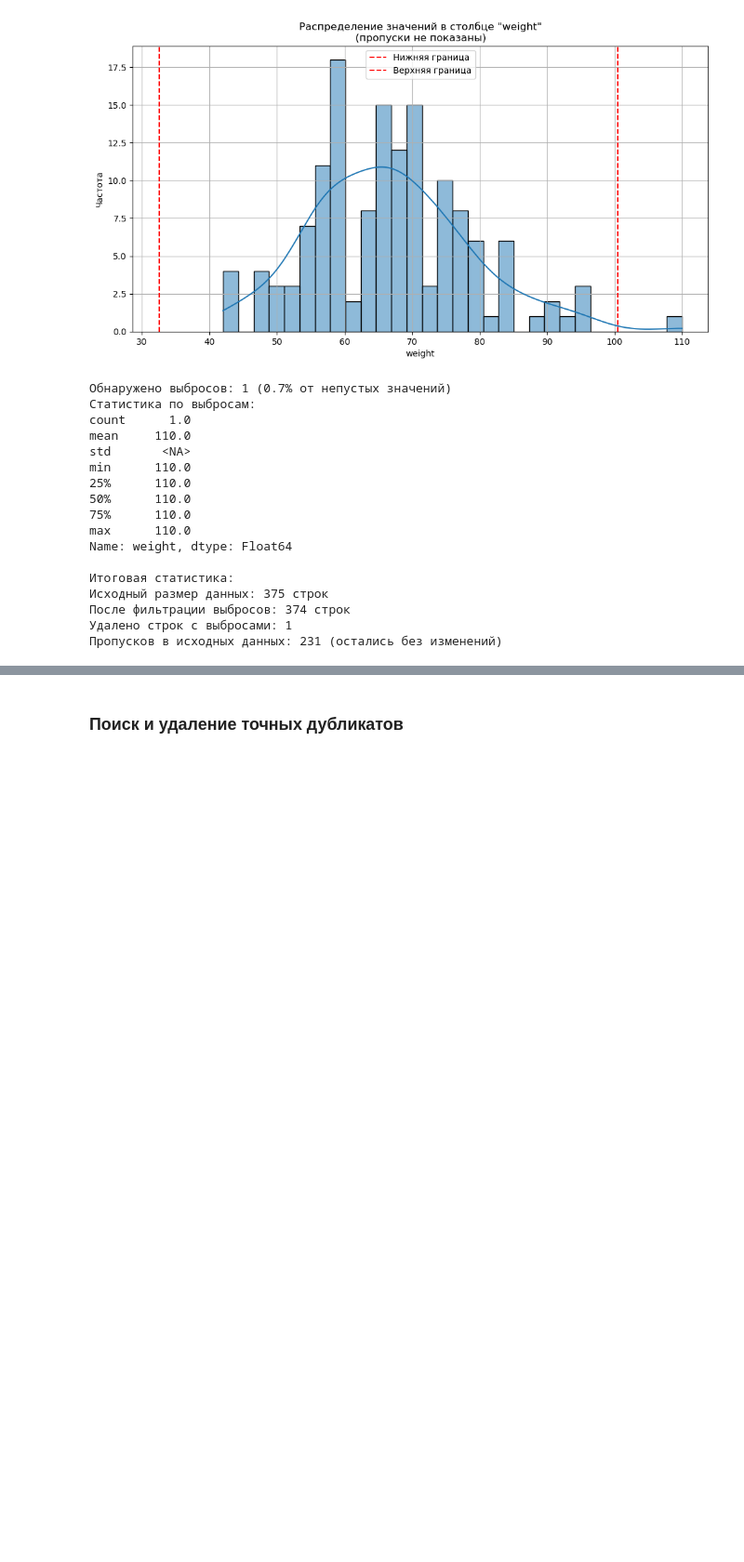
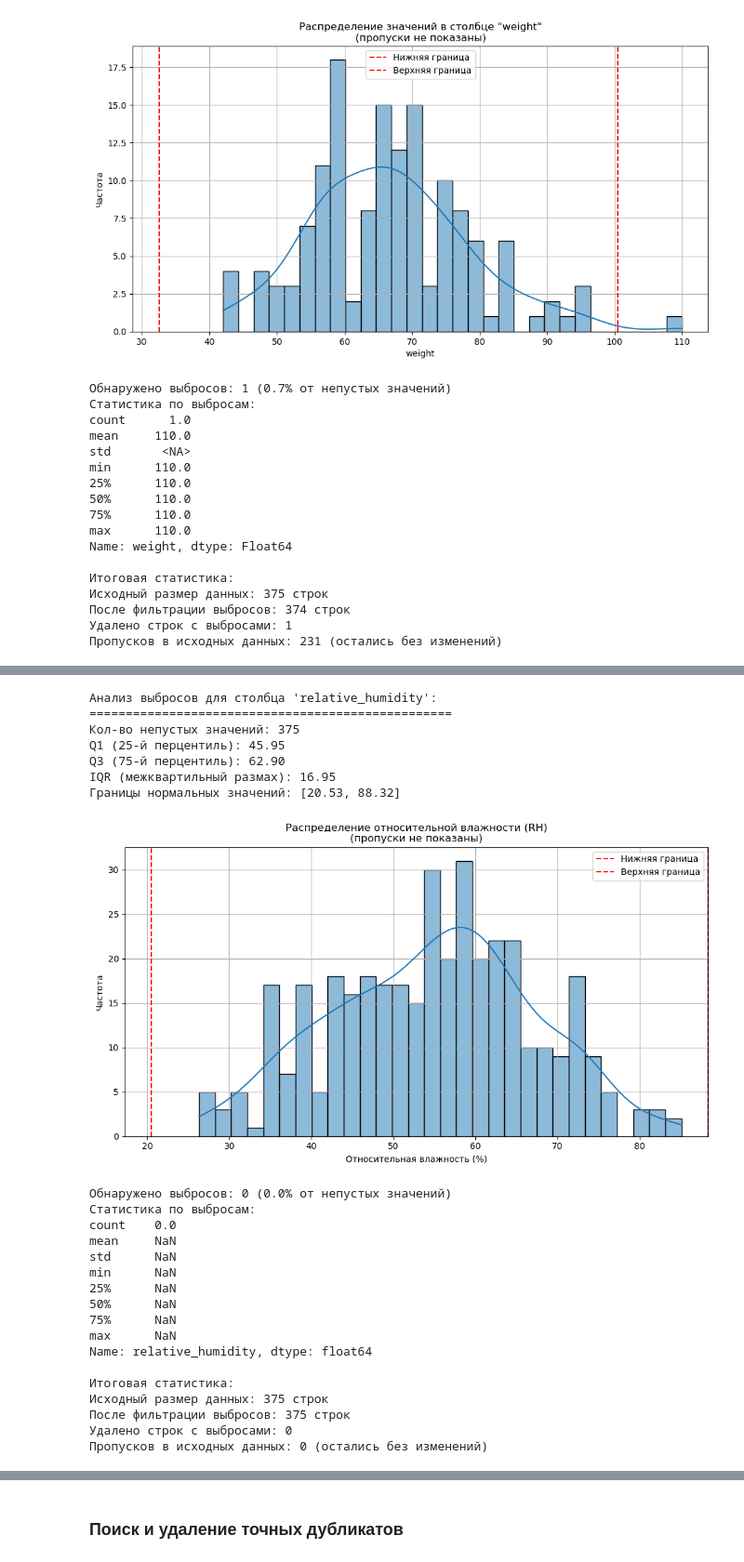
Before and after one commit to VladSunny/YLDA-Climate, a Jupyter notebook: PETE/New_YAndex.ipynb, the cells around one changed output, grey strips where cells are left out. Shown at 93% size. Cells and saved outputs as stored; diff of their text form; code cells hidden in the pictures; blank space fills up the shorter version.

Commit message:
изменение в оформлении и доп анализ колонок

```diff
--- a/PETE/New_YAndex.ipynb
+++ b/PETE/New_YAndex.ipynb
@@ -313,8 +314,6 @@ for col in numeric_cols:
             df[col] = pd.to_numeric(df[col], errors='coerce').round(0).astype('Int64')
         else:
             df[col] = pd.to_numeric(df[col], errors='coerce').astype(float)
-# %%
-df['year'] = df['year'].astype(int)
 # %% [markdown]
 Проверка, что все прошло успешно
 # %%
@@ -786,0 +817,75 @@ Name: weight, dtype: Float64
+# %%
+column = 'relative_humidity'
+
+# Выделяем непустые значения для анализа
+non_null_data = df_clean[column].dropna()
+
+
+Q1 = non_null_data.quantile(0.25)
+Q3 = non_null_data.quantile(0.75)
+IQR = Q3 - Q1
+
+lower_bound = Q1 - 1.5 * IQR
+upper_bound = Q3 + 1.5 * IQR
+
+# Статистика
+print(f"Анализ выбросов для столбца '{column}':\n{'='*50}")
+print(f"Кол-во непустых значений: {len(non_null_data)}")
+print(f"Q1 (25-й перцентиль): {Q1:.2f}")
+print(f"Q3 (75-й перцентиль): {Q3:.2f}")
+print(f"IQR (межквартильный размах): {IQR:.2f}")
+print(f"Границы нормальных значений: [{lower_bound:.2f}, {upper_bound:.2f}]")
+
+# Визуализация распределения
+plt.figure(figsize=(12, 6))
+sns.histplot(non_null_data, bins=30, kde=True)
+plt.axvline(lower_bound, color='red', linestyle='--', label='Нижняя граница')
+plt.axvline(upper_bound, color='red', linestyle='--', label='Верхняя граница')
+plt.title(f'Распределение относительной влажности (RH)\n(пропуски не показаны)')
+plt.xlabel('Относительная влажность (%)')
+plt.ylabel('Частота')
+plt.legend()
+plt.grid(True)
+plt.show()
+
+# Анализ выбросов
+outliers = non_null_data[(non_null_data < lower_bound) | (non_null_data > upper_bound)]
+print(f"\nОбнаружено выбросов: {len(outliers)} ({len(outliers)/len(non_null_data)*100:.1f}% от непустых значений)")
+print("Статистика по выбросам:")
+print(outliers.describe())
+
+# Фильтр для выборки без выбросов
+normal_values_mask = (df_clean[column] >= lower_bound) & (df_clean[column] <= upper_bound)
+df_normal_RH = df_clean[normal_values_mask | df_clean[column].isna()]  # включаем все пропуски
+
+print(f"\nИтоговая статистика:")
+print(f"Исходный размер данных: {len(df_clean)} строк")
+print(f"После фильтрации выбросов: {len(df_normal_RH)} строк")
+print(f"Удалено строк с выбросами: {len(df_clean) - len(df_normal_RH)}")
+print(f"Пропусков в исходных данных: {df_clean[column].isna().sum()} (остались без изменений)")
+# %% [output]
+Анализ выбросов для столбца 'relative_humidity':
+==================================================
+Кол-во непустых значений: 375
+Q1 (25-й перцентиль): 45.95
+Q3 (75-й перцентиль): 62.90
+IQR (межквартильный размах): 16.95
+Границы нормальных значений: [20.53, 88.32]
+[figure, added]
+Обнаружено выбросов: 0 (0.0% от непустых значений)
+Статистика по выбросам:
+count    0.0
+mean     NaN
+std      NaN
+min      NaN
+25%      NaN
+50%      NaN
+75%      NaN
+max      NaN
+Name: relative_humidity, dtype: float64
+
+Итоговая статистика:
+Исходный размер данных: 375 строк
+После фильтрации выбросов: 375 строк
+Удалено строк с выбросами: 0
+Пропусков в исходных данных: 0 (остались без изменений)
```
Also changed, not shown: parts of 55 cells of this notebook.
